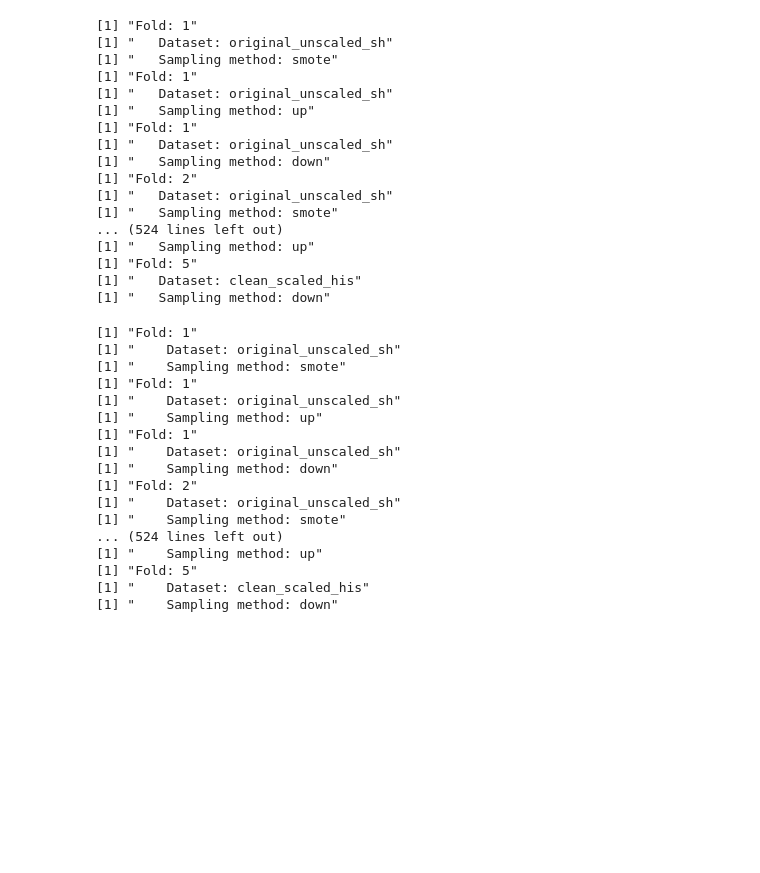
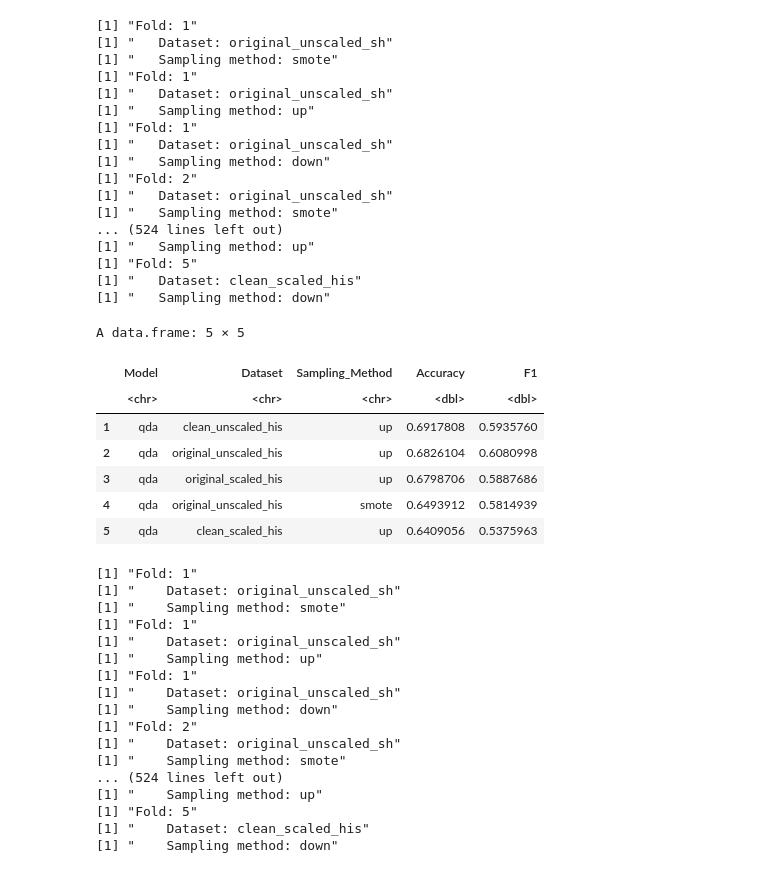
Before and after one commit to TobiasInfo/UTC_SY19, a Jupyter notebook: classification.ipynb, the cells around one changed output. Cells and saved outputs as stored; diff of their text form; code cells hidden in the pictures; blank space fills up the shorter version.

```diff
--- a/classification.ipynb
+++ b/classification.ipynb
@@ -1027,6 +1016,17 @@ qda_final_results <- list(
 [1] "Fold: 5"
 [1] "   Dataset: clean_scaled_his"
 [1] "   Sampling method: down"
+# %%
+qda_final_results$qda_summary_results %>% arrange(desc(Accuracy)) %>% head(5)
+# %% [output]
+A data.frame: 5 × 5
+|  | Model | Dataset | Sampling_Method | Accuracy | F1 |
+|  | <chr> | <chr> | <chr> | <dbl> | <dbl> |
+| 1 | qda | clean_unscaled_his | up | 0.6917808 | 0.5935760 |
+| 2 | qda | original_unscaled_his | up | 0.6826104 | 0.6080998 |
+| 3 | qda | original_scaled_his | up | 0.6798706 | 0.5887686 |
+| 4 | qda | original_unscaled_his | smote | 0.6493912 | 0.5814939 |
+| 5 | qda | clean_scaled_his | up | 0.6409056 | 0.5375963 |
 # %%
 # Model evaluation function (unchanged)
 evaluate_model <- function(model, test_data, true_labels) {
```
Also changed, not shown: parts of 11 cells of this notebook, 10 other files.
